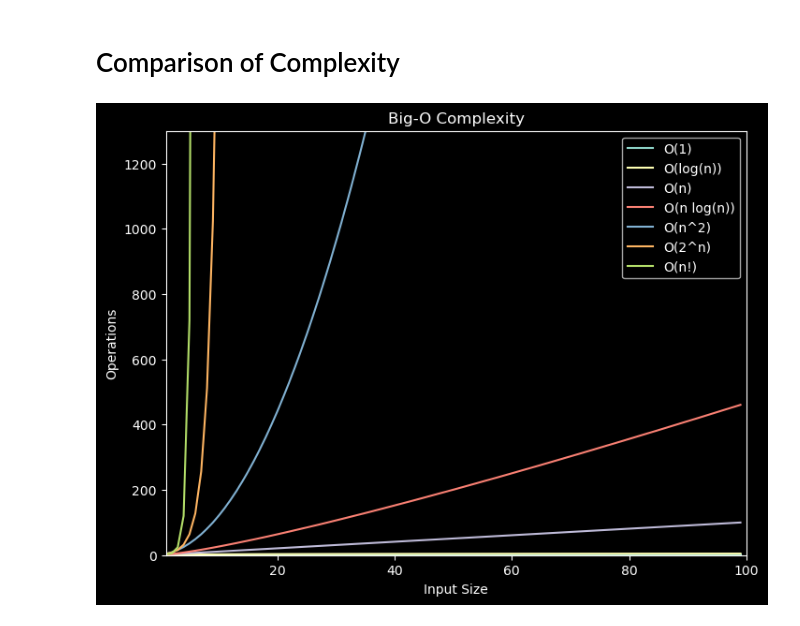
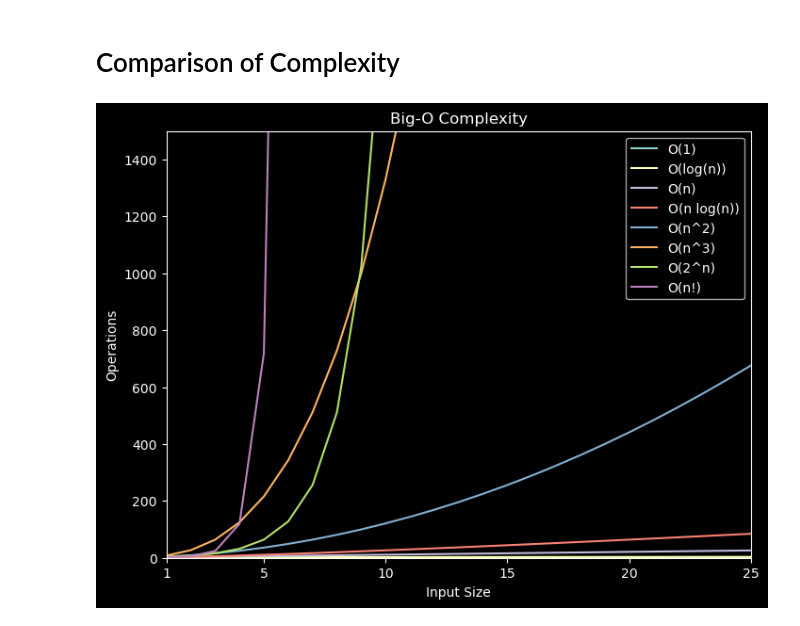
Before and after one commit to uea-teaching/computing-principles, a Jupyter notebook: notebooks/comparison_complexity.ipynb, the cells around one changed output. Drawn from its saved outputs; the diff is of its cells as text; code cells hidden in the pictures.

```diff
--- a/notebooks/comparison_complexity.ipynb
+++ b/notebooks/comparison_complexity.ipynb
@@ -17,25 +17,27 @@ t_func = {
     "O(n)": lambda n: n,
     "O(n log(n))": lambda n: n * log(n),
     "O(n^2)": lambda n: n * n,
+    "O(n^3)": lambda n: n * n * n,
     "O(2^n)": lambda n: 2 ** n,
     "O(n!)": lambda n: factorial(n),
 }
 # %%
 # plot data
-N = range(1, 100 + 1)
-t = [[t_func[k](n) for k in t_func] for n in N]
+N = 26
+t = [[t_func[k](n) for k in t_func] for n in range(1, N + 1)]
 
 fig, ax = plt.subplots(figsize=[8, 6], dpi=100)
 ax.set_title("Big-O Complexity")
 ax.set_ylabel("Operations")
 ax.set_xlabel("Input Size")
-ax.set_xlim([1, 100])
-ax.set_ylim([0, 1300])
+ax.set_xlim([1, 25])
+ax.set_xticks([1, 5, 10, 15, 20, 25])
+ax.set_ylim([0, 1500])
 ax.plot(t)
 ax.legend(t_func.keys());
 fig.savefig("complexity.png", dpi=120, bbox_inches="tight")
 # %% [output]
-[figure, old version]
+[figure, new version]
 # %%
 def formatter(k, n):
     """Convert numbers to string."""
```
Also changed, not shown: parts of 1 cell of this notebook, 1 other file.
